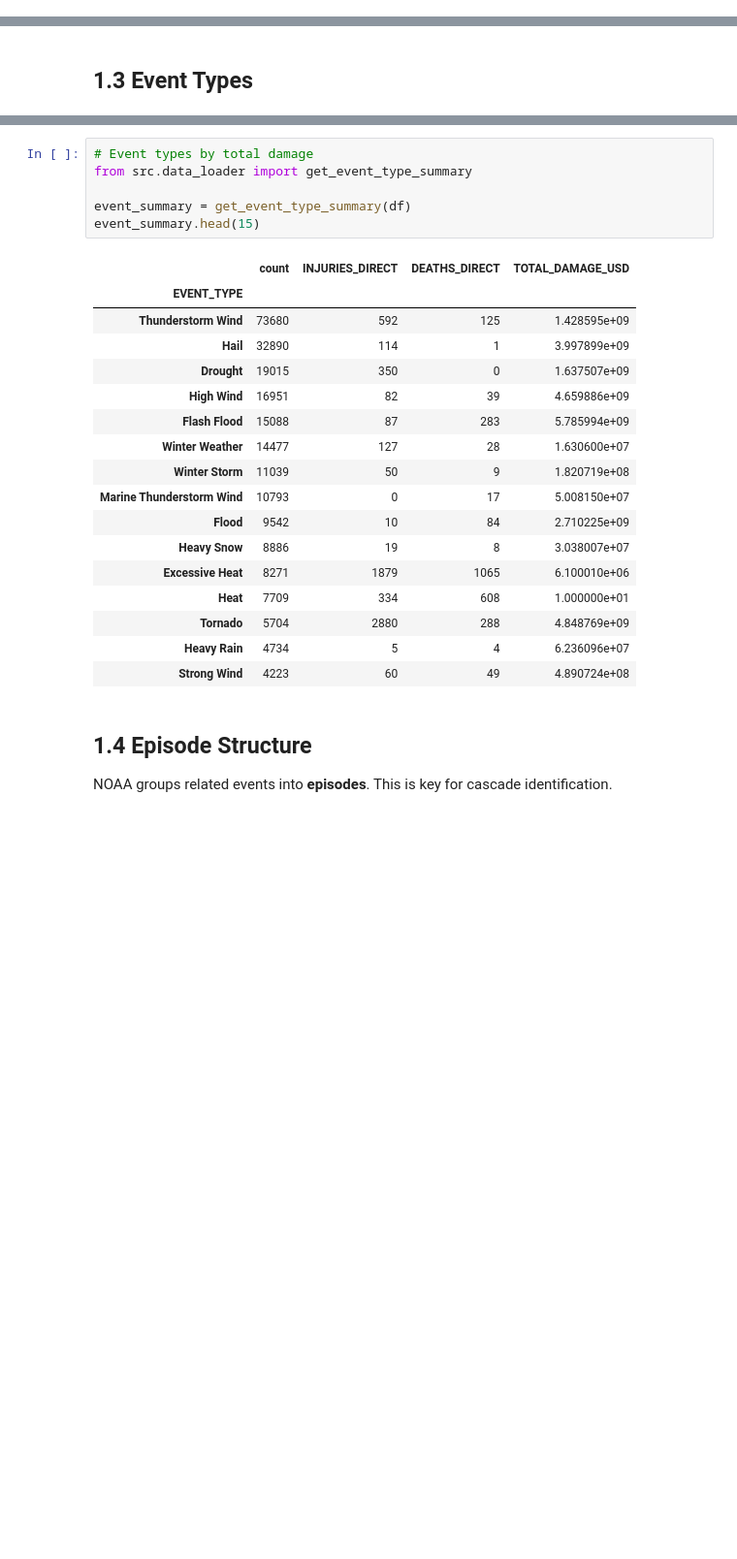
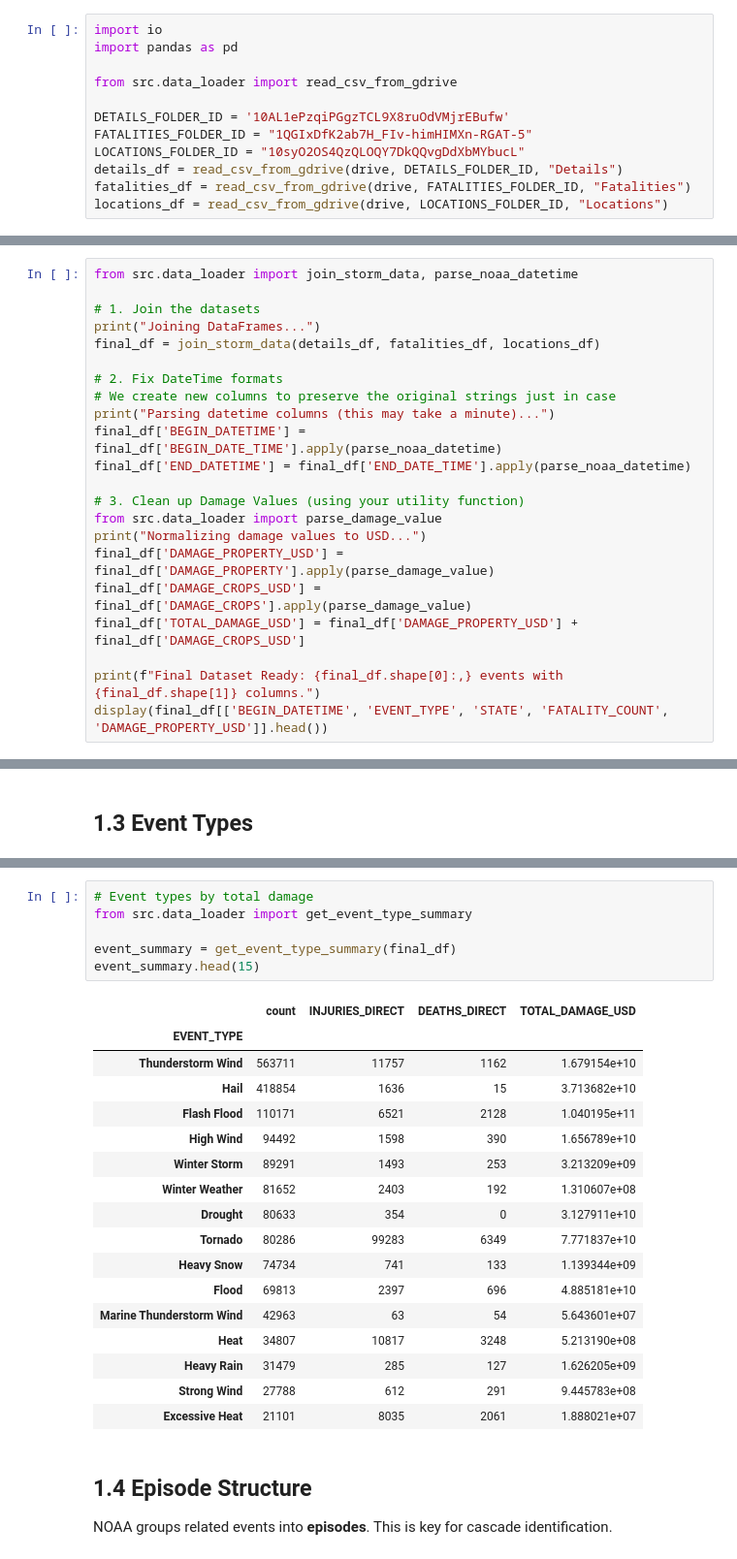
Before and after one commit to ml-girls/cascading-disaster-prediction, a Jupyter notebook: notebooks/01_cascade_eda.ipynb, the cells around one changed output, grey strips where cells are left out. Shown at 97% size. Saved outputs shown, nothing was run; the diff lists cells and outputs as text; blank space fills up the shorter version.

```diff
--- a/notebooks/01_cascade_eda.ipynb
+++ b/notebooks/01_cascade_eda.ipynb
@@ -53,0 +76,12 @@ Events with fatalities: 2,241
+# %%
+import io
+import pandas as pd
+
+from src.data_loader import read_csv_from_gdrive
+
+DETAILS_FOLDER_ID = '10AL1ePzqiPGgzTCL9X8ruOdVMjrEBufw'
+FATALITIES_FOLDER_ID = "1QGIxDfK2ab7H_FIv-himHIMXn-RGAT-5"
+LOCATIONS_FOLDER_ID = "10syO2OS4QzQLOQY7DkQQvgDdXbMYbucL"
+details_df = read_csv_from_gdrive(drive, DETAILS_FOLDER_ID, "Details")
+fatalities_df = read_csv_from_gdrive(drive, FATALITIES_FOLDER_ID, "Fatalities")
+locations_df = read_csv_from_gdrive(drive, LOCATIONS_FOLDER_ID, "Locations")
@@ -73,0 +152,22 @@ df.head(3)
+# %%
+from src.data_loader import join_storm_data, parse_noaa_datetime
+
+# 1. Join the datasets
+print("Joining DataFrames...")
+final_df = join_storm_data(details_df, fatalities_df, locations_df)
+
+# 2. Fix DateTime formats
+# We create new columns to preserve the original strings just in case
+print("Parsing datetime columns (this may take a minute)...")
+final_df['BEGIN_DATETIME'] = final_df['BEGIN_DATE_TIME'].apply(parse_noaa_datetime)
+final_df['END_DATETIME'] = final_df['END_DATE_TIME'].apply(parse_noaa_datetime)
+
+# 3. Clean up Damage Values (using your utility function)
+from src.data_loader import parse_damage_value
+print("Normalizing damage values to USD...")
+final_df['DAMAGE_PROPERTY_USD'] = final_df['DAMAGE_PROPERTY'].apply(parse_damage_value)
+final_df['DAMAGE_CROPS_USD'] = final_df['DAMAGE_CROPS'].apply(parse_damage_value)
+final_df['TOTAL_DAMAGE_USD'] = final_df['DAMAGE_PROPERTY_USD'] + final_df['DAMAGE_CROPS_USD']
+
+print(f"Final Dataset Ready: {final_df.shape[0]:,} events with {final_df.shape[1]} columns.")
+display(final_df[['BEGIN_DATETIME', 'EVENT_TYPE', 'STATE', 'FATALITY_COUNT', 'DAMAGE_PROPERTY_USD']].head())
@@ -180,27 +306,27 @@ plt.show()
 # %%
 # Event types by total damage
 from src.data_loader import get_event_type_summary
 
-event_summary = get_event_type_summary(df)
+event_summary = get_event_type_summary(final_df)
 event_summary.head(15)
 # %% [output]
 |  | count | INJURIES_DIRECT | DEATHS_DIRECT | TOTAL_DAMAGE_USD |
 | EVENT_TYPE |  |  |  |  |
-| Thunderstorm Wind | 73680 | 592 | 125 | 1.428595e+09 |
-| Hail | 32890 | 114 | 1 | 3.997899e+09 |
-| Drought | 19015 | 350 | 0 | 1.637507e+09 |
-| High Wind | 16951 | 82 | 39 | 4.659886e+09 |
-| Flash Flood | 15088 | 87 | 283 | 5.785994e+09 |
-| Winter Weather | 14477 | 127 | 28 | 1.630600e+07 |
-| Winter Storm | 11039 | 50 | 9 | 1.820719e+08 |
-| Marine Thunderstorm Wind | 10793 | 0 | 17 | 5.008150e+07 |
-| Flood | 9542 | 10 | 84 | 2.710225e+09 |
-| Heavy Snow | 8886 | 19 | 8 | 3.038007e+07 |
-| Excessive Heat | 8271 | 1879 | 1065 | 6.100010e+06 |
-| Heat | 7709 | 334 | 608 | 1.000000e+01 |
-| Tornado | 5704 | 2880 | 288 | 4.848769e+09 |
-| Heavy Rain | 4734 | 5 | 4 | 6.236096e+07 |
-| Strong Wind | 4223 | 60 | 49 | 4.890724e+08 |
+| Thunderstorm Wind | 563711 | 11757 | 1162 | 1.679154e+10 |
+| Hail | 418854 | 1636 | 15 | 3.713682e+10 |
+| Flash Flood | 110171 | 6521 | 2128 | 1.040195e+11 |
+| High Wind | 94492 | 1598 | 390 | 1.656789e+10 |
+| Winter Storm | 89291 | 1493 | 253 | 3.213209e+09 |
+| Winter Weather | 81652 | 2403 | 192 | 1.310607e+08 |
+| Drought | 80633 | 354 | 0 | 3.127911e+10 |
+| Tornado | 80286 | 99283 | 6349 | 7.771837e+10 |
+| Heavy Snow | 74734 | 741 | 133 | 1.139344e+09 |
+| Flood | 69813 | 2397 | 696 | 4.885181e+10 |
+| Marine Thunderstorm Wind | 42963 | 63 | 54 | 5.643601e+07 |
+| Heat | 34807 | 10817 | 3248 | 5.213190e+08 |
+| Heavy Rain | 31479 | 285 | 127 | 1.626205e+09 |
+| Strong Wind | 27788 | 612 | 291 | 9.445783e+08 |
+| Excessive Heat | 21101 | 8035 | 2061 | 1.888021e+07 |
 # %% [markdown]
 ## 1.4 Episode Structure
 
```
Also changed, not shown: parts of 23 cells of this notebook, 2 other files.
